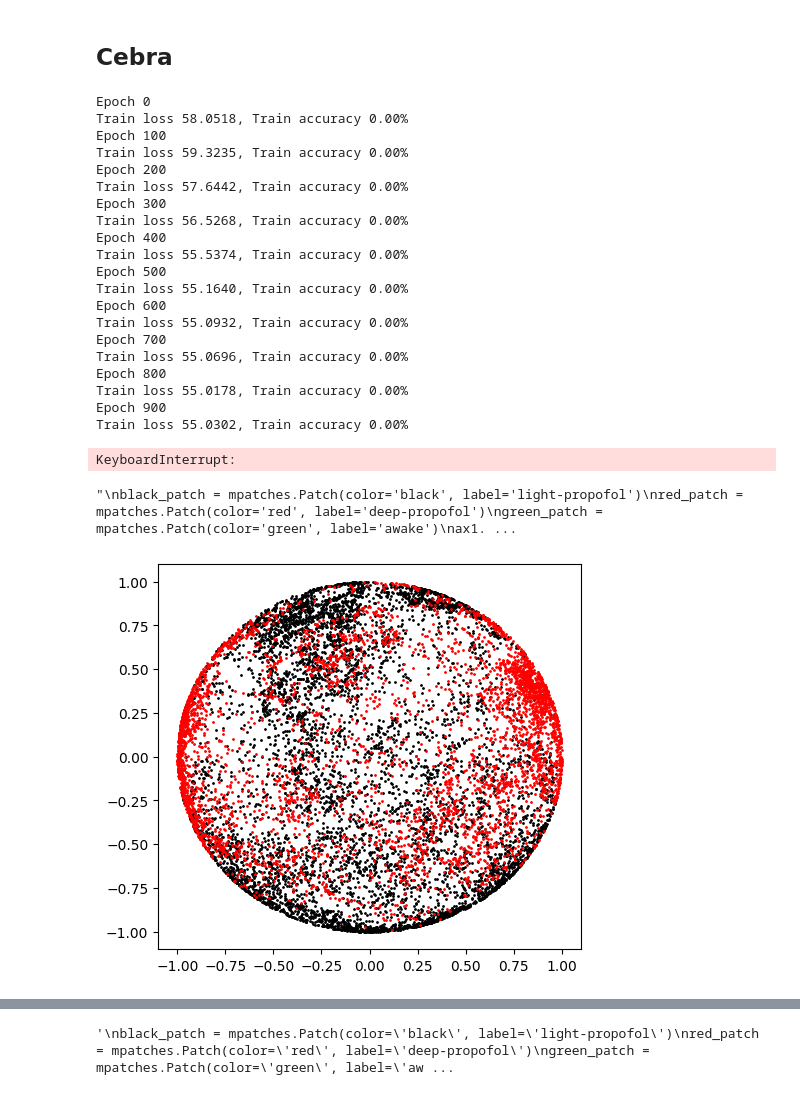
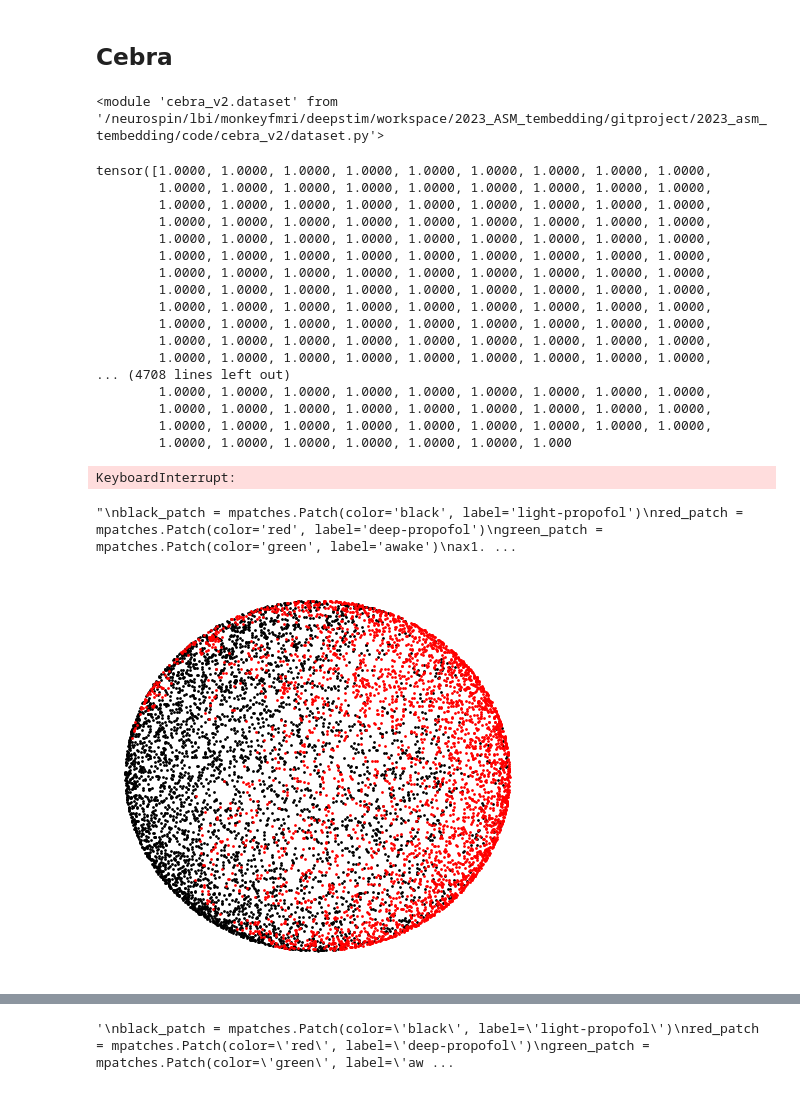
Before and after one commit to Aurelien-Stumpf-Mascles/2023_asm_tembedding, a Jupyter notebook: code/notebooks/cebra_time/demo_monkey_fmri_cebra_time.ipynb, the cells around one changed output, grey strips where cells are left out. Saved outputs shown, nothing was run; the diff lists cells and outputs as text; code cells hidden in the pictures.

```diff
--- a/code/notebooks/cebra_time/demo_monkey_fmri_cebra_time.ipynb
+++ b/code/notebooks/cebra_time/demo_monkey_fmri_cebra_time.ipynb
@@ -84,6 +86,6 @@ id_sessions_rana = [i for i in range(len(meta)) if meta["monkey"].iloc[i] == "ra
 # %%
 dict_condition = {"sevoflurane2":0,"sevoflurane4":1}
 # %%
-id_sessions_train = [i for i in range(len(meta)) if meta["monkey"].iloc[i] in ["kimiko","jade"] and meta["condition"].iloc[i] in ["sevoflurane2","sevoflurane4"]]
-labels_train = np.array([[dict_condition[meta["condition"].iloc[i]]]*461 for i in range(len(meta)) if meta["monkey"].iloc[i] in ["kimiko","jade"] and meta["condition"].iloc[i] in ["sevoflurane2","sevoflurane4"]])
+id_sessions_train = [i for i in range(len(meta)) if meta["monkey"].iloc[i] in ["kimiko"] and meta["condition"].iloc[i] in ["sevoflurane2","sevoflurane4"]]
+labels_train = np.array([[dict_condition[meta["condition"].iloc[i]]]*461 for i in range(len(meta)) if meta["monkey"].iloc[i] in ["kimiko"] and meta["condition"].iloc[i] in ["sevoflurane2","sevoflurane4"]])
 dfc_train = dfc_flat[id_sessions_train,:,:]
@@ -111,33 +117,39 @@ model = cebra2.model.Model(
     initialization = "default"
         )
 # %%
-fc_dataset = cebra2.dataset.SimpleMultiSessionDataset(dfc_train) #,discrete = discrete)
-fc_loader = cebra2.dataset.MultiSessionLoader(fc_dataset, num_steps = 1000, batch_size = 1000, time_delta = 30)
+fc_dataset = cebra2.dataset.SimpleMultiSessionDataset(dfc_train,labels_train) #, discrete = labels_train)
+test_dataset = cebra2.dataset.SimpleMultiSessionDataset(dfc_test,labels_test)
+fc_loader = cebra2.dataset.MultiSessionLoader(fc_dataset, num_steps = 1000, batch_size = 1000, time_delta = 5) # discrete = labels_train)
+# %%
+import importlib
+importlib.reload(package.preprocessing)
+importlib.reload(cebra2.solver)
+importlib.reload(cebra2.criterion)
+importlib.reload(cebra2.dataset)
+# %% [output]
+<module 'cebra_v2.dataset' from '/neurospin/lbi/monkeyfmri/deepstim/workspace/2023_ASM_tembedding/gitproject/2023_asm_tembedding/code/cebra_v2/dataset.py'>
 # %%
 cebra_fc = single_session_solver(data_loader = fc_loader, model_architecture = 'offset1-model',
                  distance = 'euclidean', num_hidden_units = 128, output_dimension = 128,
-                verbose = True, temperature = 1, beta = 10,learning_rate = 3e-2, model = model)
+                verbose = True, temperature = 0.01, beta = 10,learning_rate = 3e-1, model = model)
 # %%
-cebra_fc.fit(fc_loader)
+cebra_fc.fit(fc_loader,test_dataset)
 # %% [output]
-Epoch 0
-Train loss 58.0518, Train accuracy 0.00%
-Epoch 100
-Train loss 59.3235, Train accuracy 0.00%
-Epoch 200
-Train loss 57.6442, Train accuracy 0.00%
-Epoch 300
-Train loss 56.5268, Train accuracy 0.00%
-Epoch 400
-Train loss 55.5374, Train accuracy 0.00%
-Epoch 500
-Train loss 55.1640, Train accuracy 0.00%
-Epoch 600
-Train loss 55.0932, Train accuracy 0.00%
-Epoch 700
-Train loss 55.0696, Train accuracy 0.00%
-Epoch 800
-Train loss 55.0178, Train accuracy 0.00%
-Epoch 900
-Train loss 55.0302, Train accuracy 0.00%
+tensor([1.0000, 1.0000, 1.0000, 1.0000, 1.0000, 1.0000, 1.0000, 1.0000, 1.0000,
+        1.0000, 1.0000, 1.0000, 1.0000, 1.0000, 1.0000, 1.0000, 1.0000, 1.0000,
+        1.0000, 1.0000, 1.0000, 1.0000, 1.0000, 1.0000, 1.0000, 1.0000, 1.0000,
+        1.0000, 1.0000, 1.0000, 1.0000, 1.0000, 1.0000, 1.0000, 1.0000, 1.0000,
+        1.0000, 1.0000, 1.0000, 1.0000, 1.0000, 1.0000, 1.0000, 1.0000, 1.0000,
+        1.0000, 1.0000, 1.0000, 1.0000, 1.0000, 1.0000, 1.0000, 1.0000, 1.0000,
+        1.0000, 1.0000, 1.0000, 1.0000, 1.0000, 1.0000, 1.0000, 1.0000, 1.0000,
+        1.0000, 1.0000, 1.0000, 1.0000, 1.0000, 1.0000, 1.0000, 1.0000, 1.0000,
+        1.0000, 1.0000, 1.0000, 1.0000, 1.0000, 1.0000, 1.0000, 1.0000, 1.0000,
+        1.0000, 1.0000, 1.0000, 1.0000, 1.0000, 1.0000, 1.0000, 1.0000, 1.0000,
+        1.0000, 1.0000, 1.0000, 1.0000, 1.0000, 1.0000, 1.0000, 1.0000, 1.0000,
+        1.0000, 1.0000, 1.0000, 1.0000, 1.0000, 1.0000, 1.0000, 1.0000, 1.0000,
+... (4708 lines left out)
+        1.0000, 1.0000, 1.0000, 1.0000, 1.0000, 1.0000, 1.0000, 1.0000, 1.0000,
+        1.0000, 1.0000, 1.0000, 1.0000, 1.0000, 1.0000, 1.0000, 1.0000, 1.0000,
+        1.0000, 1.0000, 1.0000, 1.0000, 1.0000, 1.0000, 1.0000, 1.0000, 1.0000,
+        1.0000, 1.0000, 1.0000, 1.0000, 1.0000, 1.0000, 1.000
 KeyboardInterrupt:
@@ -146,19 +156,20 @@ fc_emb = _compute_emissions_single(cebra_fc, fc_dataset.neural.reshape(-1,3321))
 # %%
 fig = plt.figure(figsize = (12,5))
 
+fc_emb = _compute_emissions_single(cebra_fc, fc_dataset.neural.reshape(-1,3321)).reshape(-1,461,3)
 ax1 = plt.subplot(121)
 colors = ["black",'red','green']
-for i in range(25):
+for i in range(18):
     ax1.scatter(fc_emb[i,:,2], fc_emb[i,:,0], cmap = matplotlib.colors.ListedColormap(colors), c = colors[labels_train[i,0]], s=1)
 #ax1.xticks()
-ax1.axis('on')
+ax1.axis('off')
 
 """
 black_patch = mpatches.Patch(color='black', label='light-propofol')
 red_patch = mpatches.Patch(color='red', label='deep-propofol')
 green_patch = mpatches.Patch(color='green', label='awake')
 ax1.legend(handles=[black_patch,red_patch,green_patch])
 """
 # %% [output]
 "\nblack_patch = mpatches.Patch(color='black', label='light-propofol')\nred_patch = mpatches.Patch(color='red', label='deep-propofol')\ngreen_patch = mpatches.Patch(color='green', label='awake')\nax1. ...
-[figure, old version]
+[figure, new version]
```
Also changed, not shown: parts of 17 cells of this notebook, 10 other files.
